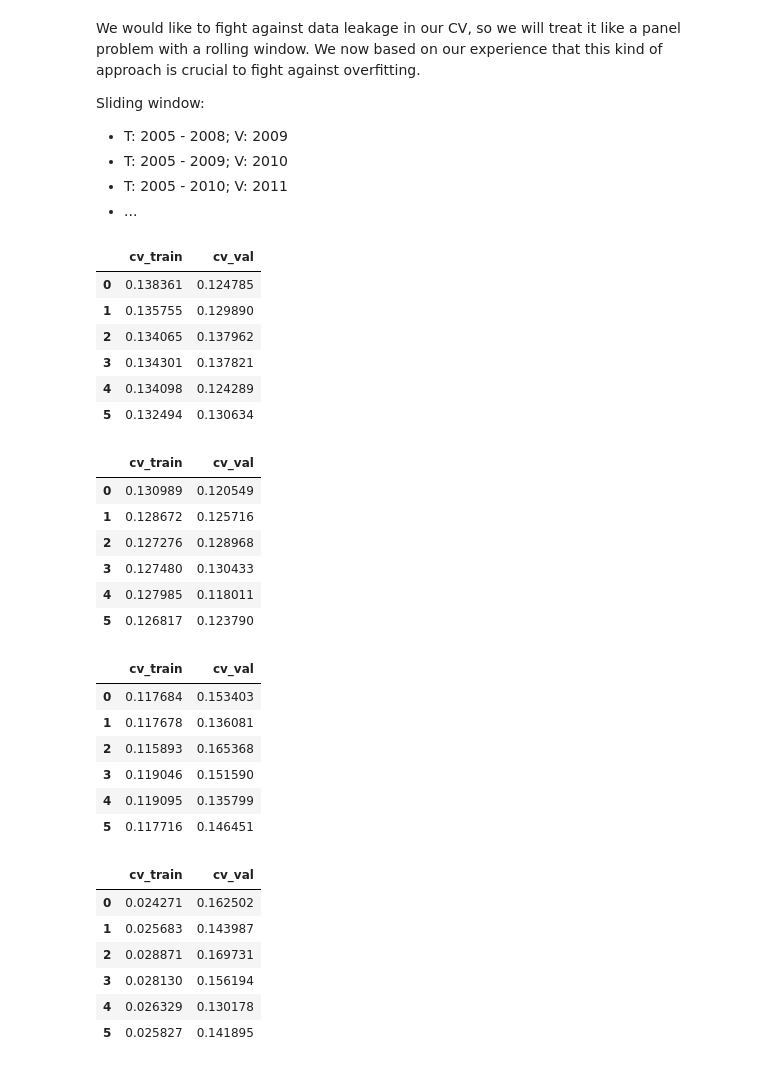
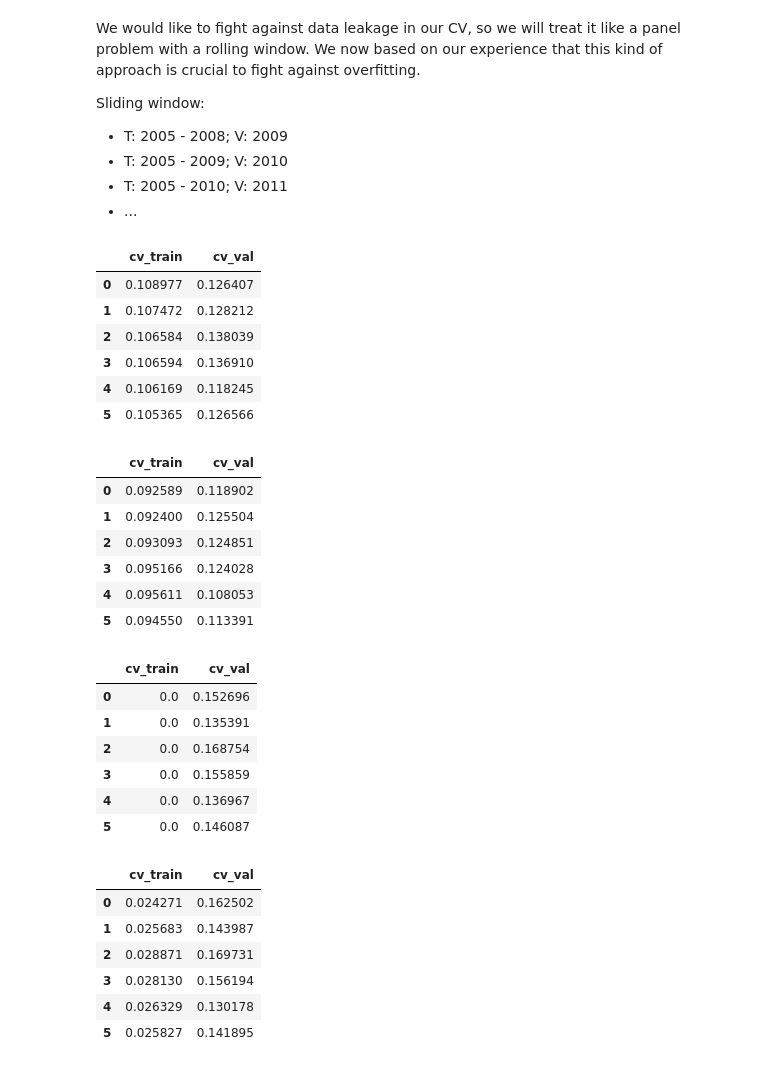
Before and after one commit to michaelwozniak/ML_small_dataset, a Jupyter notebook: notebooks/KNN.ipynb, the cells around one changed output. Drawn from its saved outputs; the diff is of its cells as text; code cells hidden in the pictures.

```diff
--- a/notebooks/KNN.ipynb
+++ b/notebooks/KNN.ipynb
@@ -61,6 +67,8 @@ print(standardization)
 print(not_standardization)
 # %% [output]
 ['cfc', 'dta', 'y_e_p_polity', 'y_BR_Democracy', 'sektor_consumer discretionary', 'sektor_consumer staples', 'sektor_energy', 'sektor_health care', 'sektor_industrials', 'sektor_materials', 'sektor_re ...
+# %%
+standardization.remove("etr")
 # %%
 standardization.append("y_e_p_polity")
 # %%
@@ -441,47 +450,48 @@ def proper_CV(x, y, model, display_res = False):
         return train_score, valid_score
 # %%
 model = KNeighborsRegressor(algorithm='auto', leaf_size=30, metric='minkowski',
-                    metric_params=None, n_jobs=None, n_neighbors=50, p=2,
+                    metric_params=None, n_jobs=None, n_neighbors=5, p=1,
                     weights='uniform')
 var = benchmark
 cv_output0 = proper_CV(df.loc[:,var], df.loc[:,"etr"], model, display_res=True)
 # %% [output]
 |  | cv_train | cv_val |
-| 0 | 0.138361 | 0.124785 |
-| 1 | 0.135755 | 0.129890 |
-| 2 | 0.134065 | 0.137962 |
-| 3 | 0.134301 | 0.137821 |
-| 4 | 0.134098 | 0.124289 |
-| 5 | 0.132494 | 0.130634 |
+| 0 | 0.108977 | 0.126407 |
+| 1 | 0.107472 | 0.128212 |
+| 2 | 0.106584 | 0.138039 |
+| 3 | 0.106594 | 0.136910 |
+| 4 | 0.106169 | 0.118245 |
+| 5 | 0.105365 | 0.126566 |
 # %%
 model = KNeighborsRegressor(algorithm='auto', leaf_size=30, metric='minkowski',
-                    metric_params=None, n_jobs=None, n_neighbors=50, p=1,
+                    metric_params=None, n_jobs=None, n_neighbors=5, p=1,
                     weights='uniform')
+
 
 var = benchmark2
 cv_output1 = proper_CV(df.loc[:,var], df.loc[:,"etr"], model, display_res=True)
 # %% [output]
 |  | cv_train | cv_val |
-| 0 | 0.130989 | 0.120549 |
-| 1 | 0.128672 | 0.125716 |
-| 2 | 0.127276 | 0.128968 |
-| 3 | 0.127480 | 0.130433 |
-| 4 | 0.127985 | 0.118011 |
-| 5 | 0.126817 | 0.123790 |
+| 0 | 0.092589 | 0.118902 |
+| 1 | 0.092400 | 0.125504 |
+| 2 | 0.093093 | 0.124851 |
+| 3 | 0.095166 | 0.124028 |
+| 4 | 0.095611 | 0.108053 |
+| 5 | 0.094550 | 0.113391 |
 # %%
 model = KNeighborsRegressor(algorithm='auto', leaf_size=30, metric='minkowski',
                     metric_params=None, n_jobs=None, n_neighbors=5, p=2,
-                    weights='uniform')
+                    weights='distance')
 var = br_features
 cv_output2 = proper_CV(df.loc[:,var], df.loc[:,"etr"], model, display_res=True)
 # %% [output]
 |  | cv_train | cv_val |
-| 0 | 0.117684 | 0.153403 |
-| 1 | 0.117678 | 0.136081 |
-| 2 | 0.115893 | 0.165368 |
-| 3 | 0.119046 | 0.151590 |
-| 4 | 0.119095 | 0.135799 |
-| 5 | 0.117716 | 0.146451 |
+| 0 | 0.0 | 0.152696 |
+| 1 | 0.0 | 0.135391 |
+| 2 | 0.0 | 0.168754 |
+| 3 | 0.0 | 0.155859 |
+| 4 | 0.0 | 0.136967 |
+| 5 | 0.0 | 0.146087 |
 # %%
 model = KNeighborsRegressor(algorithm='auto', leaf_size=30, metric='chebyshev',
                     metric_params=None, n_jobs=None, n_neighbors=5, p=1,
```
Also changed, not shown: parts of 26 cells of this notebook, 10 other files.
